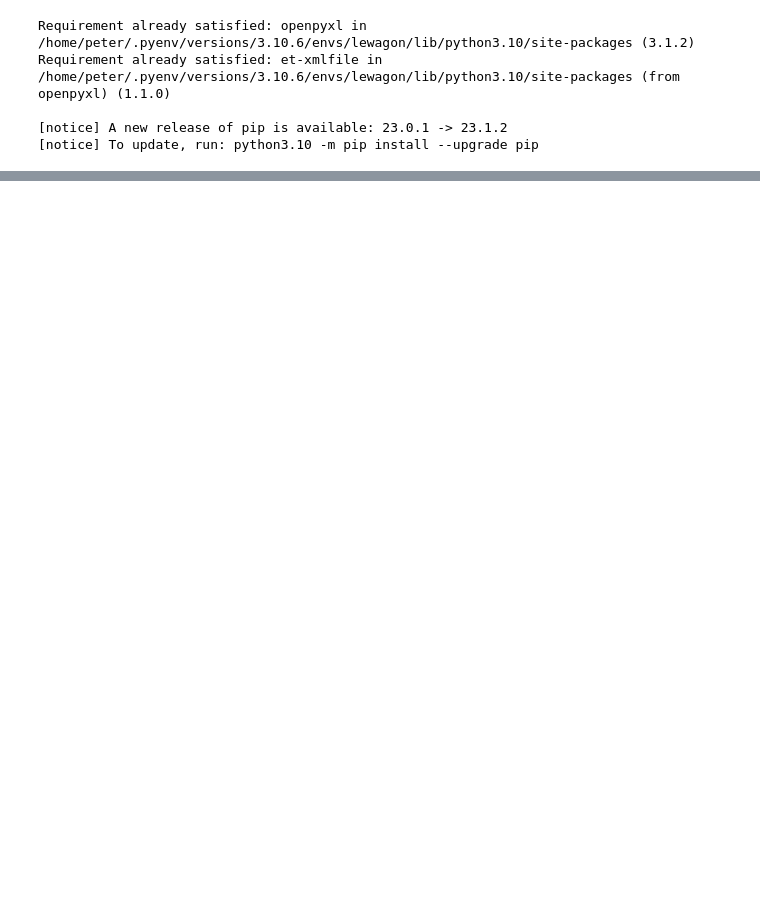
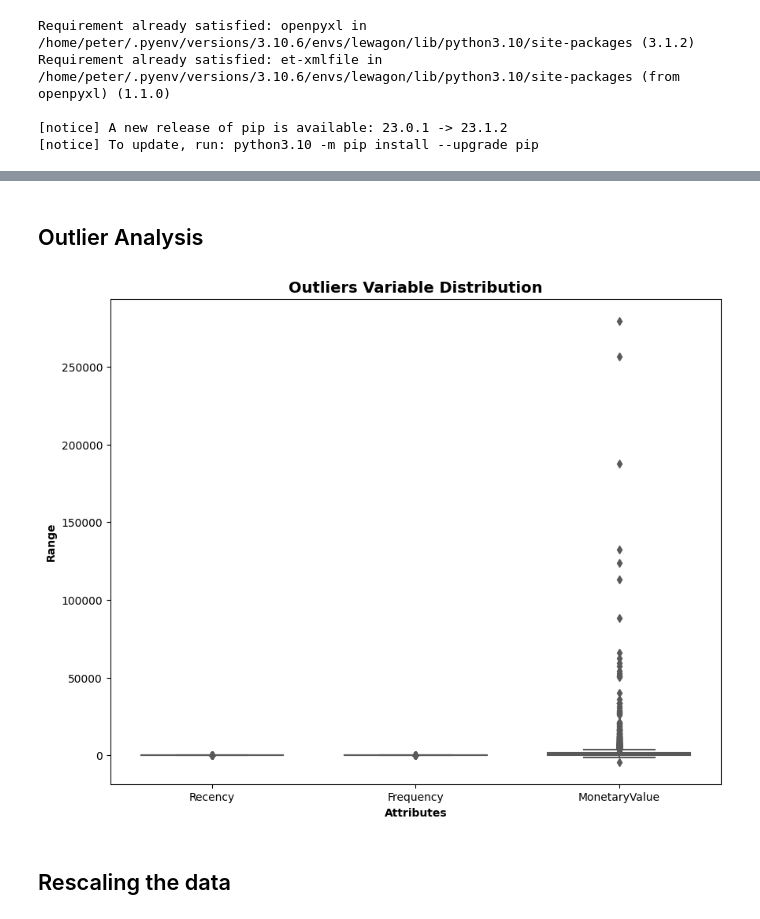
Before and after one commit to PeterLambertGitt/customer_segmentation, a Jupyter notebook: K-means_clustering.ipynb, the cells around one changed output, grey strips where cells are left out. Drawn from its saved outputs; the diff is of its cells as text; code cells hidden in the pictures; blank space fills up the shorter version.

Commit message:
finalised clusters first draft

```diff
--- a/K-means_clustering.ipynb
+++ b/K-means_clustering.ipynb
@@ -44,0 +136,6 @@ df.reset_index(inplace = True)
+# %%
+# Creating new features of Recency, MonetaryValue and converting InvoiceDate to datetime
+
+df["InvoiceDate"] = pd.to_datetime(df["InvoiceDate"])
+df["OrderValue"] = df["Quantity"] * df["UnitPrice"]
+last_date = max(df['InvoiceDate']) + datetime.timedelta(days=1)
@@ -45,9 +163,19 @@ df.reset_index(inplace = True)
+# %%
+# Removing the doubling effect from cancelled orders - cancelling them out with their original order values.
+# This happens automatically with their value as it appears negative
+
+def frequency_func(series):
+    result = 0
+    unique_numbers = list(set([i for i in series]))
+    for number in unique_numbers:
+        if number[0] == 'C':
+            result += -1
+        else:
+            result += 1
+    return result
 # %%
-df_s = df.sample(20000, random_state=66)
-df_s["InvoiceDate"] = df_s["InvoiceDate"].dt.date
-df_s["OrderValue"] = df_s["Quantity"] * df_s["UnitPrice"]
-snapshot_date = max(df_s['InvoiceDate']) + datetime.timedelta(days=1)
-customers = df_s.groupby(['CustomerID']).agg({'InvoiceDate': lambda x: (snapshot_date - x.max()).days,
-                                            'InvoiceNo': 'count','OrderValue': 'sum'})
-customers.rename(columns = {'InvoiceDate': 'Recency','InvoiceNo': 'Frequency',
-                            'OrderValue': 'MonetaryValue'}, inplace=True)
+# Grouping by customer to get final results for Recency, Frequency and MonetaryValue
+
+customers = df.groupby(['CustomerID']).agg({'InvoiceDate': lambda x: (last_date - x.max()).days,
+                                            'InvoiceNo': frequency_func,
+                                            'OrderValue': 'sum'})
@@ -91,0 +195,4 @@ plt.show()
+# %%
+# Removing all customers who have 0 frequency or monetary value - these have appeared due to cancelled orders
+
+customers = customers[customers['Frequency'] != 0]
@@ -91,0 +214,13 @@ plt.show()
+# %% [markdown]
+## Outlier Analysis
+# %%
+# K-Means is very sensitive to outliers (as it is centred on the mean) so we need to be careful before modelling
+
+attributes = customers.columns
+plt.rcParams['figure.figsize'] = [10,8]
+sns.boxplot(data = customers[attributes], orient="v", palette="Set2" ,whis=1.5,saturation=1, width=0.7)
+plt.title("Outliers Variable Distribution", fontsize = 14, fontweight = 'bold')
+plt.ylabel("Range", fontweight = 'bold')
+plt.xlabel("Attributes", fontweight = 'bold');
+# %% [output]
+[figure, added]
@@ -91,0 +248,2 @@ plt.show()
+# %% [markdown]
+## Rescaling the data
```
Also changed, not shown: parts of 39 cells of this notebook.
